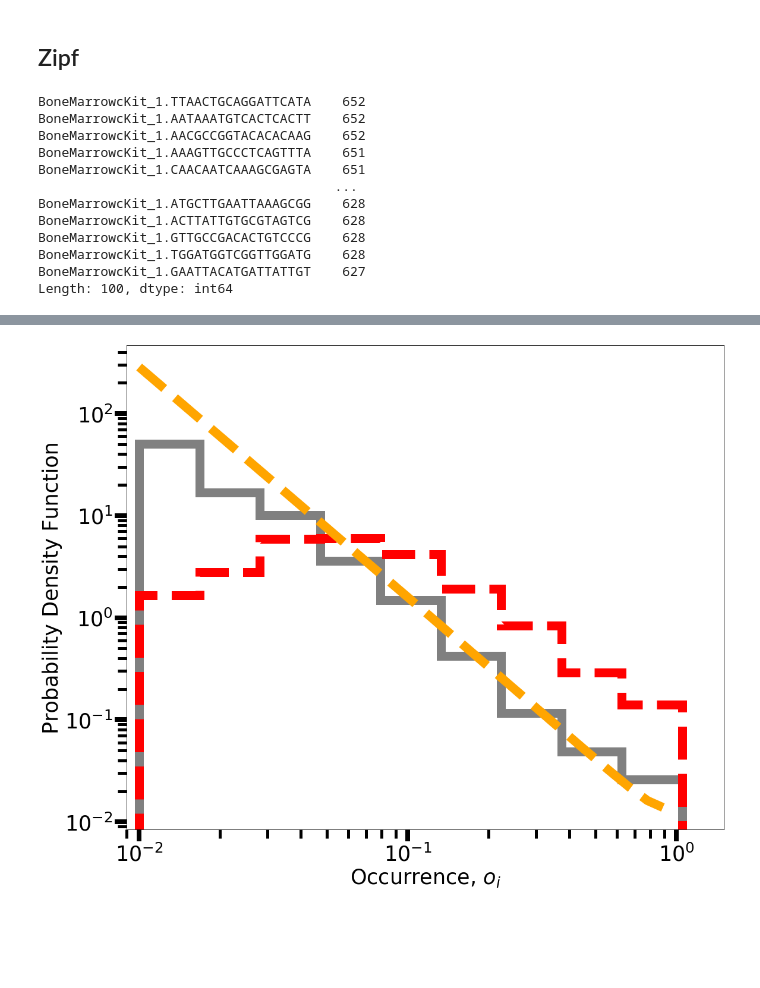
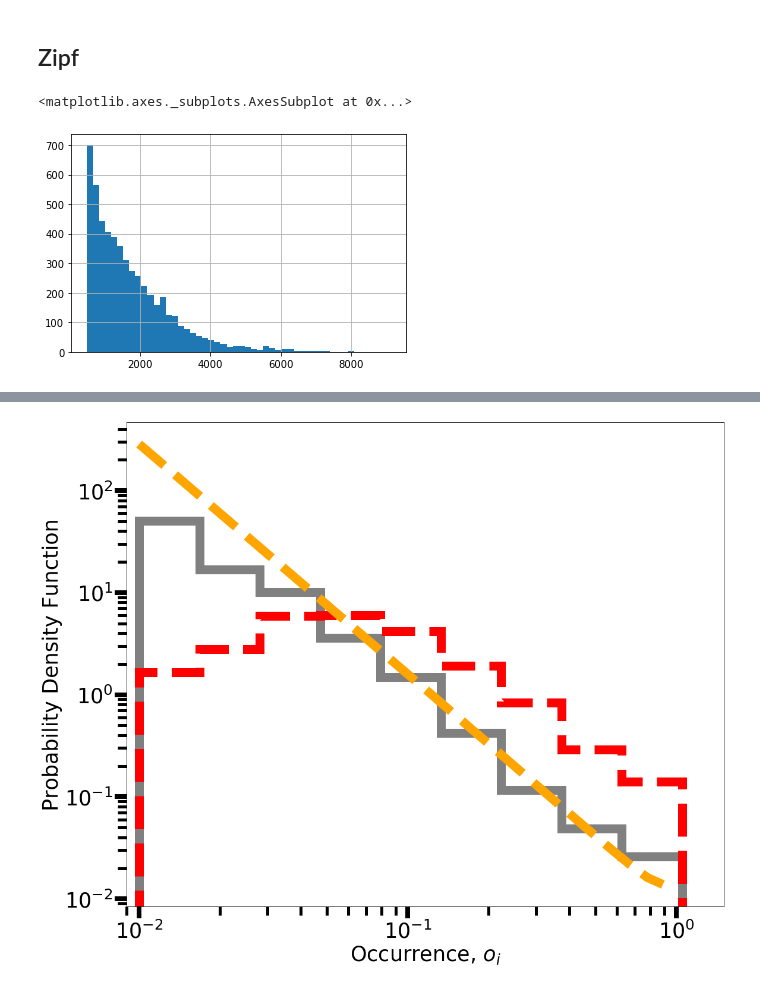
Before and after one commit to fvalle1/phd, a Jupyter notebook: mouse_Atlas/Mouse_exploration.ipynb, the cells around one changed output, grey strips where cells are left out. Saved outputs shown, nothing was run; the diff lists cells and outputs as text; code cells hidden in the pictures; blank space fills up the shorter version.

```diff
--- a/mouse_Atlas/Mouse_exploration.ipynb
+++ b/mouse_Atlas/Mouse_exploration.ipynb
@@ -642,18 +572,8 @@ df = pd.read_csv("mca/mainTable_Bone-Marrow_c-kit.csv", index_col=0, header=0)
 # %%
 M = df.sum(axis=0)
 M=M.sort_values(ascending=False)
-M = M[:int(len(M)*0.9)][-100:]
-M
-# %% [output]
-BoneMarrowcKit_1.TTAACTGCAGGATTCATA    652
-BoneMarrowcKit_1.AATAAATGTCACTCACTT    652
-BoneMarrowcKit_1.AACGCCGGTACACACAAG    652
-BoneMarrowcKit_1.AAAGTTGCCCTCAGTTTA    651
-BoneMarrowcKit_1.CAACAATCAAAGCGAGTA    651
-                                      ...
-BoneMarrowcKit_1.ATGCTTGAATTAAAGCGG    628
-BoneMarrowcKit_1.ACTTATTGTGCGTAGTCG    628
-BoneMarrowcKit_1.GTTGCCGACACTGTCCCG    628
-BoneMarrowcKit_1.TGGATGGTCGGTTGGATG    628
-BoneMarrowcKit_1.GAATTACATGATTATTGT    627
-Length: 100, dtype: int64
+# %%
+M.hist(bins=50)
+# %% [output]
+<matplotlib.axes._subplots.AxesSubplot at 0x...>
+[figure, added]
```
Also changed, not shown: parts of 16 cells of this notebook, 1 other file.
